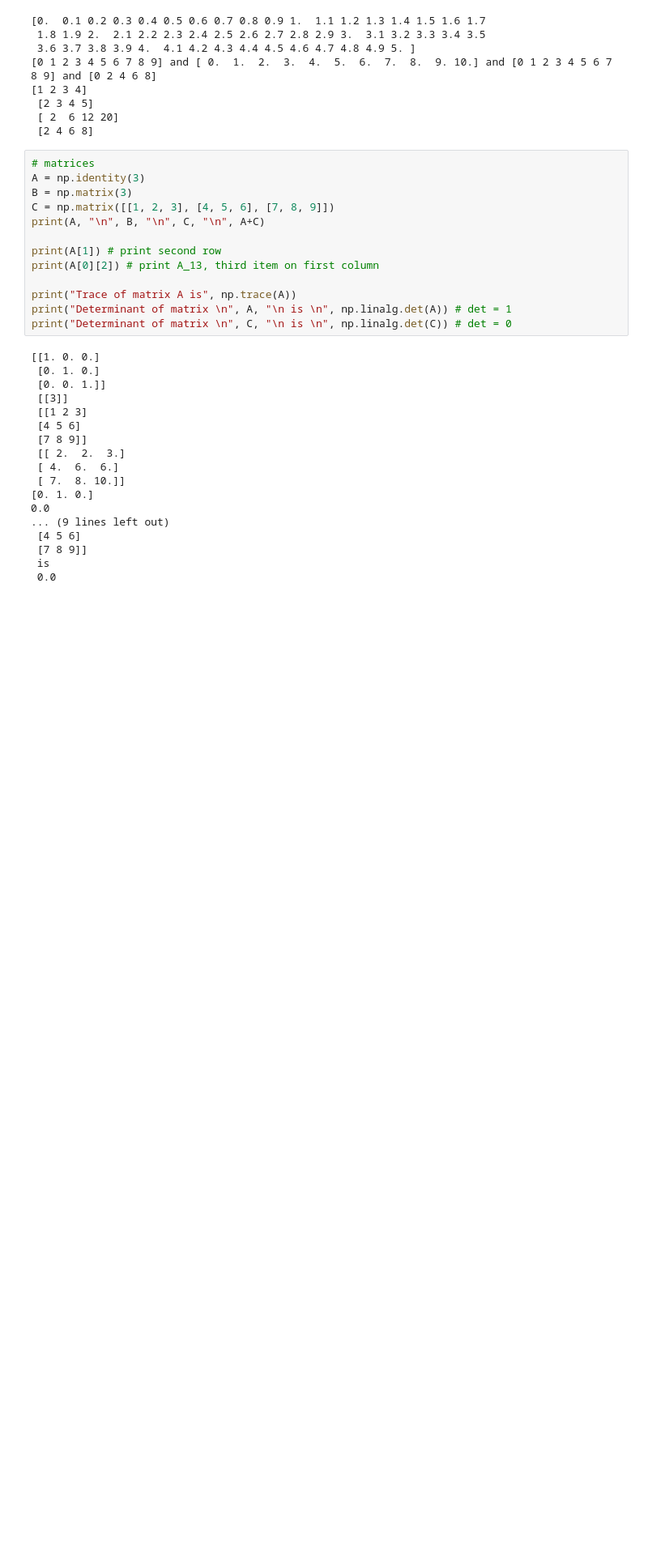
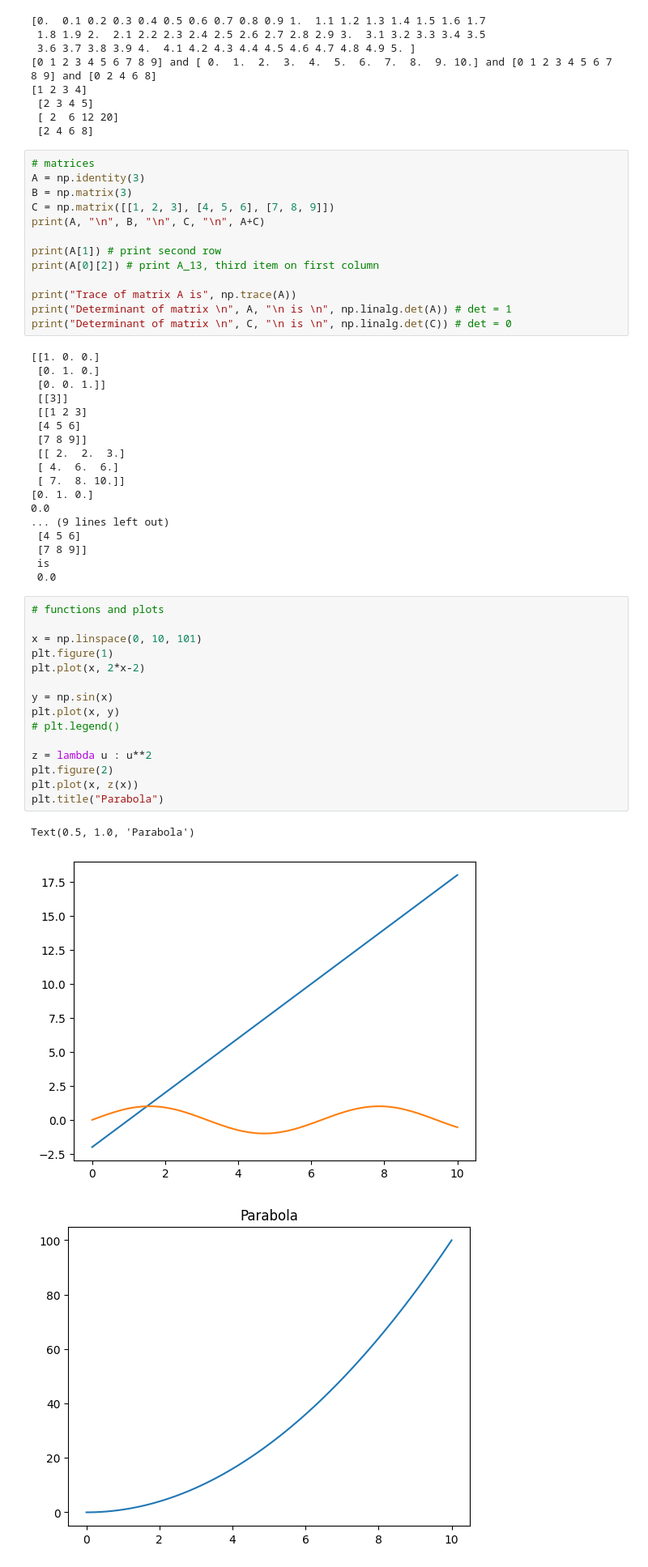
Before and after one commit to janhelfenstein/0-Code, a Jupyter notebook: python-refresher2.ipynb, the cells around one changed output. Shown at 81% size. Cells and saved outputs as stored; diff of their text form; blank space fills up the shorter version.

```diff
--- a/python-refresher2.ipynb
+++ b/python-refresher2.ipynb
@@ -120,3 +125,22 @@ print("Determinant of matrix \n", C, "\n is \n", np.linalg.det(C)) # det = 0
  [7 8 9]]
  is
  0.0
+# %%
+# functions and plots
+
+x = np.linspace(0, 10, 101)
+plt.figure(1)
+plt.plot(x, 2*x-2)
+
+y = np.sin(x)
+plt.plot(x, y)
+# plt.legend()
+
+z = lambda u : u**2
+plt.figure(2)
+plt.plot(x, z(x))
+plt.title("Parabola")
+# %% [output]
+Text(0.5, 1.0, 'Parabola')
+[figure, added]
+[figure, added]
```
Also changed, not shown: parts of 6 cells of this notebook, 1 other file.
